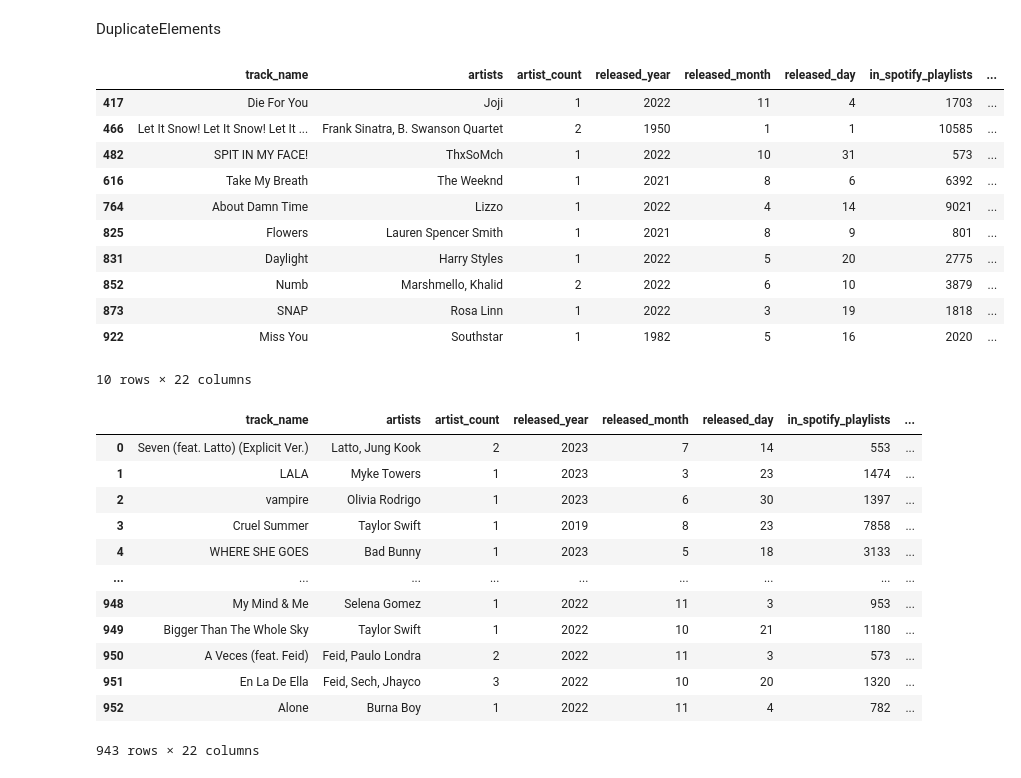
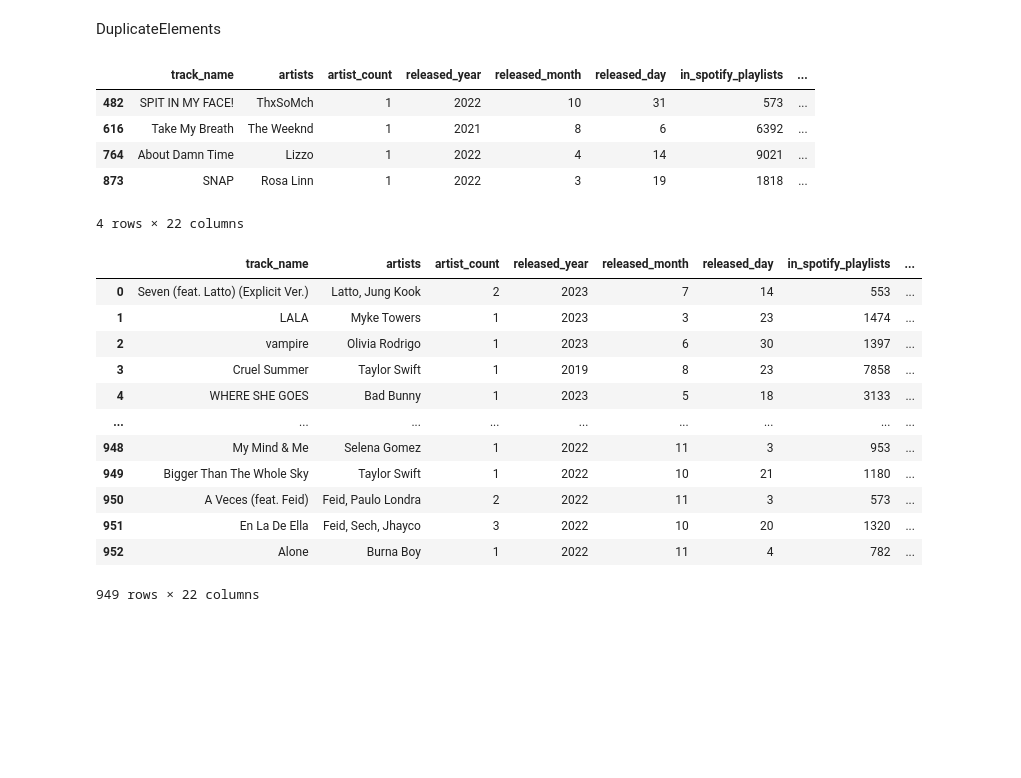
Before and after one commit to i-ap5/FamBus, a Jupyter notebook: famBus.ipynb, the cells around one changed output. Cells and saved outputs as stored; diff of their text form; code cells hidden in the pictures; blank space fills up the shorter version.

Commit message:
Outlier and Duplicate issue solved

```diff
--- a/famBus.ipynb
+++ b/famBus.ipynb
@@ -416,24 +416,19 @@ len(a)
 DuplicateElements
 # %%
 #find the duplicate from orginal data
-duplicate = df_org[df_org.duplicated(['track_name'])]
+duplicate = df_org[df_org.duplicated(['track_name', 'artists'], keep='first')]
 duplicate
 # %% [output]
 |  | track_name | artists | artist_count | released_year | released_month | released_day | in_spotify_playlists | ... |
-| 417 | Die For You | Joji | 1 | 2022 | 11 | 4 | 1703 | ... |
-| 466 | Let It Snow! Let It Snow! Let It ... | Frank Sinatra, B. Swanson Quartet | 2 | 1950 | 1 | 1 | 10585 | ... |
 | 482 | SPIT IN MY FACE! | ThxSoMch | 1 | 2022 | 10 | 31 | 573 | ... |
 | 616 | Take My Breath | The Weeknd | 1 | 2021 | 8 | 6 | 6392 | ... |
 | 764 | About Damn Time | Lizzo | 1 | 2022 | 4 | 14 | 9021 | ... |
-| 825 | Flowers | Lauren Spencer Smith | 1 | 2021 | 8 | 9 | 801 | ... |
-| 831 | Daylight | Harry Styles | 1 | 2022 | 5 | 20 | 2775 | ... |
-| 852 | Numb | Marshmello, Khalid | 2 | 2022 | 6 | 10 | 3879 | ... |
 | 873 | SNAP | Rosa Linn | 1 | 2022 | 3 | 19 | 1818 | ... |
-| 922 | Miss You | Southstar | 1 | 1982 | 5 | 16 | 2020 | ... |
-10 rows × 22 columns
+4 rows × 22 columns
 # %%
 #Drop duplicate elements from original data
-df_org.drop_duplicates(subset='track_name')
+df_org.drop_duplicates(subset=['track_name', 'artists'], keep='first', inplace=True)
+df_org
 # %% [output]
 |  | track_name | artists | artist_count | released_year | released_month | released_day | in_spotify_playlists | ... |
 | 0 | Seven (feat. Latto) (Explicit Ver.) | Latto, Jung Kook | 2 | 2023 | 7 | 14 | 553 | ... |
@@ -447,6 +442,6 @@ df_org.drop_duplicates(subset='track_name')
 | 950 | A Veces (feat. Feid) | Feid, Paulo Londra | 2 | 2022 | 11 | 3 | 573 | ... |
 | 951 | En La De Ella | Feid, Sech, Jhayco | 3 | 2022 | 10 | 20 | 1320 | ... |
 | 952 | Alone | Burna Boy | 1 | 2022 | 11 | 4 | 782 | ... |
-943 rows × 22 columns
+949 rows × 22 columns
 # %%
 df_org.to_csv('sheet.csv')
```
Also changed, not shown: parts of 3 cells of this notebook, 1 other file.
